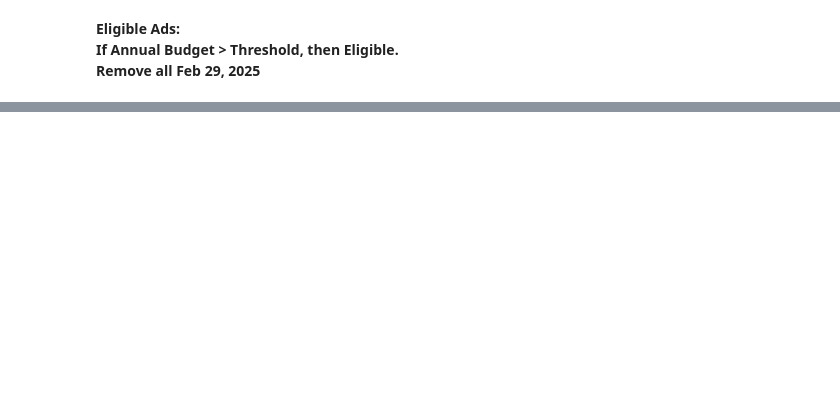
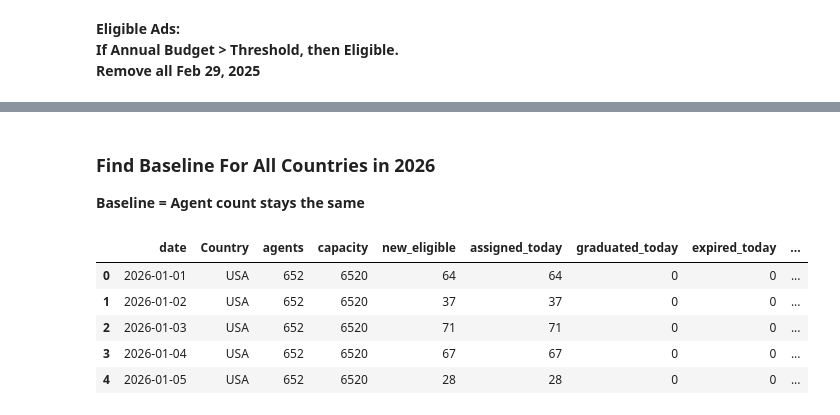
Before and after one commit to aschan12/DADS5250Hackathon, a Jupyter notebook: Hackathon_notebook.ipynb, the cells around one changed output, grey strips where cells are left out. Cells and saved outputs as stored; diff of their text form; code cells hidden in the pictures; blank space fills up the shorter version.

```diff
--- a/Hackathon_notebook.ipynb
+++ b/Hackathon_notebook.ipynb
@@ -457,0 +411,3 @@ us_baseline_daily.head()
+# %%
+ad_forecast_2026 = create_2026_forecast_advertisers(forecast_2026, historical_advertisers=eligible_ad)
+ad_forecast_2026.head()
@@ -457,0 +421,45 @@ us_baseline_daily.head()
+# %% [markdown]
+### Find Baseline For All Countries in 2026
+<b> Baseline = Agent count stays the same </b>
+# %%
+all_staffing_plans = []
+all_advertiser_results = []
+all_daily_results = []
+all_baseline_summary = []
+
+for _, row in df_exist_staff.iterrows():
+
+    country = row["Country"]
+    agents = int(row["Existing_Agent_Count"])
+    baseline_decisions = pd.DataFrame({
+        "Country": [country] * 12,
+        "Month": pd.period_range(
+            "2026-01",
+            "2026-12",
+            freq="M"),
+        "Hires": [0] * 12,
+        "Terminations": [0] * 12
+    })
+
+    baseline_staffing_plan = build_staffing_schedule(initial_agents=agents, decisions=baseline_decisions)
+    advertiser_result, daily_result = simulate_country(ad_forecast_2026, country=country, staffing_plan=baseline_staffing_plan, start_date="2026-01-01", end_date="2026-12-31")
+
+    all_staffing_plans.append(baseline_staffing_plan)
+    all_advertiser_results.append(advertiser_result)
+    all_daily_results.append(daily_result)
+
+    #evaluate_plan(advertiser_results= advertiser_result,daily_results = daily_result, staffing_plan = baseline_staffing_plan)
+
+
+simulation_daily = pd.concat(all_daily_results, ignore_index=True)
+simulation_advertisers = pd.concat(all_advertiser_results,ignore_index=True)
+simulation_staffing = pd.concat(all_staffing_plans, ignore_index=True)
+# %%
+simulation_daily.head()
+# %% [output]
+|  | date | Country | agents | capacity | new_eligible | assigned_today | graduated_today | expired_today | ... |
+| 0 | 2026-01-01 | USA | 652 | 6520 | 64 | 64 | 0 | 0 | ... |
+| 1 | 2026-01-02 | USA | 652 | 6520 | 37 | 37 | 0 | 0 | ... |
+| 2 | 2026-01-03 | USA | 652 | 6520 | 71 | 71 | 0 | 0 | ... |
+| 3 | 2026-01-04 | USA | 652 | 6520 | 67 | 67 | 0 | 0 | ... |
+| 4 | 2026-01-05 | USA | 652 | 6520 | 28 | 28 | 0 | 0 | ... |
```
Also changed, not shown: parts of 35 cells of this notebook.
